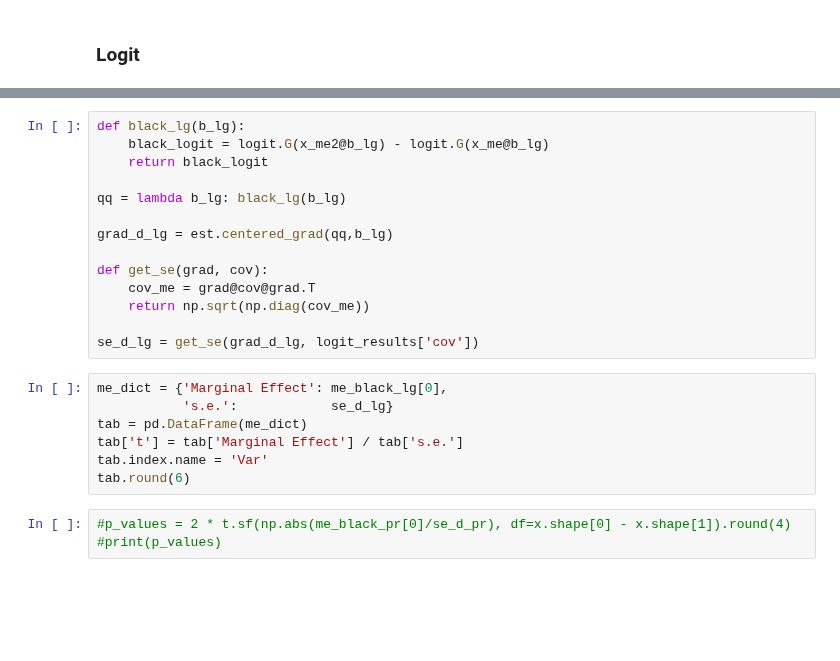
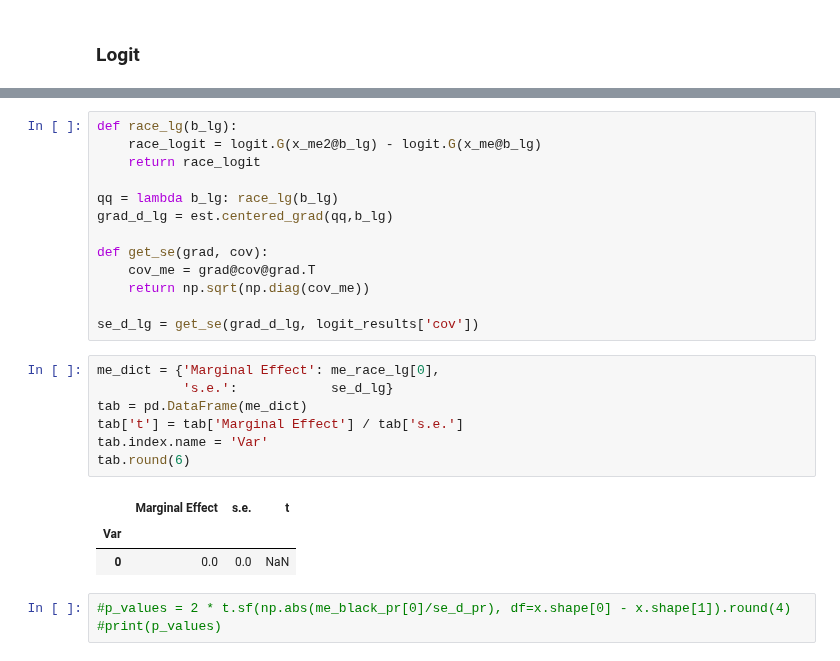
Before and after one commit to wzr768/AME-Clara-Theis-Ida, a Jupyter notebook: Project 3/Project 3.ipynb, the cells around one changed output, grey strips where cells are left out. Drawn from its saved outputs; the diff is of its cells as text; blank space fills up the shorter version.

```diff
--- a/Project 3/Project 3.ipynb
+++ b/Project 3/Project 3.ipynb
@@ -263,10 +306,9 @@ me_black_lg = logit.G(x_me2@b_lg) - logit.G(x_me@b_lg)
 # %%
-def black_lg(b_lg):
-    black_logit = logit.G(x_me2@b_lg) - logit.G(x_me@b_lg)
-    return black_logit
+def race_lg(b_lg):
+    race_logit = logit.G(x_me2@b_lg) - logit.G(x_me@b_lg)
+    return race_logit
 
-qq = lambda b_lg: black_lg(b_lg)
-
+qq = lambda b_lg: race_lg(b_lg)
 grad_d_lg = est.centered_grad(qq,b_lg)
 
 def get_se(grad, cov):
@@ -275,12 +317,16 @@ def get_se(grad, cov):
 
 se_d_lg = get_se(grad_d_lg, logit_results['cov'])
 # %%
-me_dict = {'Marginal Effect': me_black_lg[0],
+me_dict = {'Marginal Effect': me_race_lg[0],
            's.e.':            se_d_lg}
 tab = pd.DataFrame(me_dict)
 tab['t'] = tab['Marginal Effect'] / tab['s.e.']
 tab.index.name = 'Var'
 tab.round(6)
+# %% [output]
+|  | Marginal Effect | s.e. | t |
+| Var |  |  |  |
+| 0 | 0.0 | 0.0 | NaN |
 # %%
 #p_values = 2 * t.sf(np.abs(me_black_pr[0]/se_d_pr), df=x.shape[0] - x.shape[1]).round(4)
 #print(p_values)
```
Also changed, not shown: parts of 18 cells of this notebook, 2 other files.
